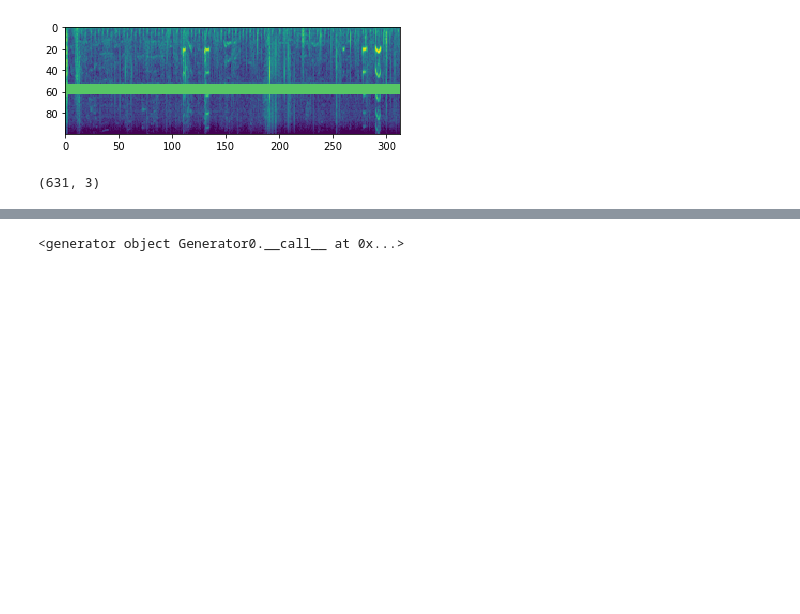
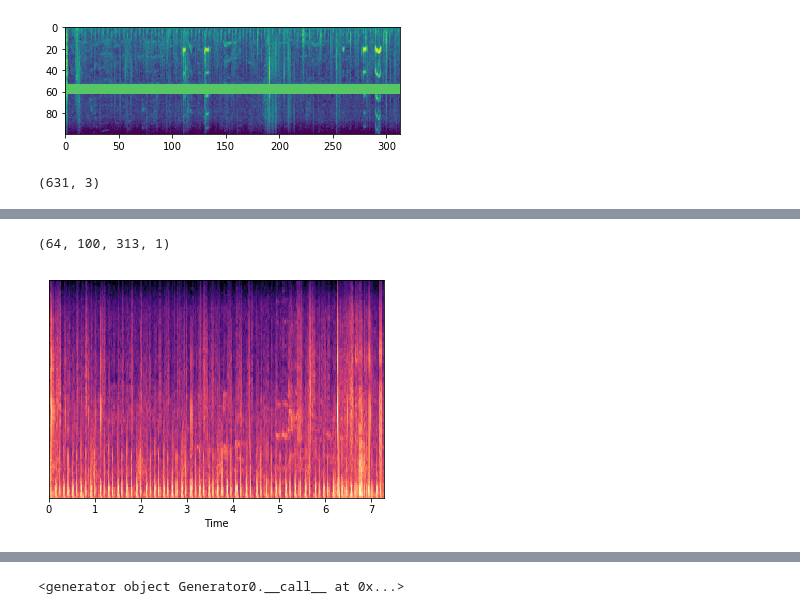
Before and after one commit to ikwak2/hmd, a Jupyter notebook: notebooks/model_iy3.ipynb, the cells around one changed output, grey strips where cells are left out. Saved outputs shown, nothing was run; the diff lists cells and outputs as text; code cells hidden in the pictures; blank space fills up the shorter version.

```diff
--- a/notebooks/model_iy3.ipynb
+++ b/notebooks/model_iy3.ipynb
@@ -1376 +1583,41 @@ TrainDGen_1 = Generator0([features_trn[0]['age'],features_trn[0]['sex'], feature
                                )()
+# %%
+batch_size = 64
+params = {'batch_size': batch_size,
+          'input_shape': (100, 313, 1),
+          'shuffle': True,
+          'beta_param': False
+#          'lowpass': [11,12,13,14,15,16,17,18],
+          #'highpass': [78,79,80,81,82,83,84,85],
+#          'ranfilter2' : [3, [18,19,20,21,22,23]]
+#           'dropblock' : [30, 100]
+          #'device' : device
+}
+
+params_no_shuffle = {'batch_size': batch_size,
+          'input_shape': (100, 313, 1),
+          'shuffle': False,
+          'beta_param': False
+          #'device': device
+}
+# %%
+training_generator = DataGenerator([features_trn[0]['age'],features_trn[0]['sex'], features_trn[0]['hw'], features_trn[0]['preg'], features_trn[0]['loc'],
+           features_trn[0]['mel1']],
+                        features_trn[1], **params)
+validation_generator = DataGenerator([features_test[0]['age'],features_test[0]['sex'], features_test[0]['hw'],
+                              features_test[0]['preg'], features_test[0]['loc'], features_test[0]['mel1']],
+                             features_test[1], **params_no_shuffle)
+# %%
+training_generator[0][0][5].shape
+# %% [output]
+(64, 100, 313, 1)
+# %%
+import numpy as np
+import matplotlib.pyplot as plt
+import librosa.display
+
+fig, ax = plt.subplots()
+img = librosa.display.specshow(training_generator[0][0][5][3][:,:,0], x_axis='time',# y_axis='log',
+                               ax=ax)
+# %% [output]
+[figure, added]
```
Also changed, not shown: parts of 17 cells of this notebook.
